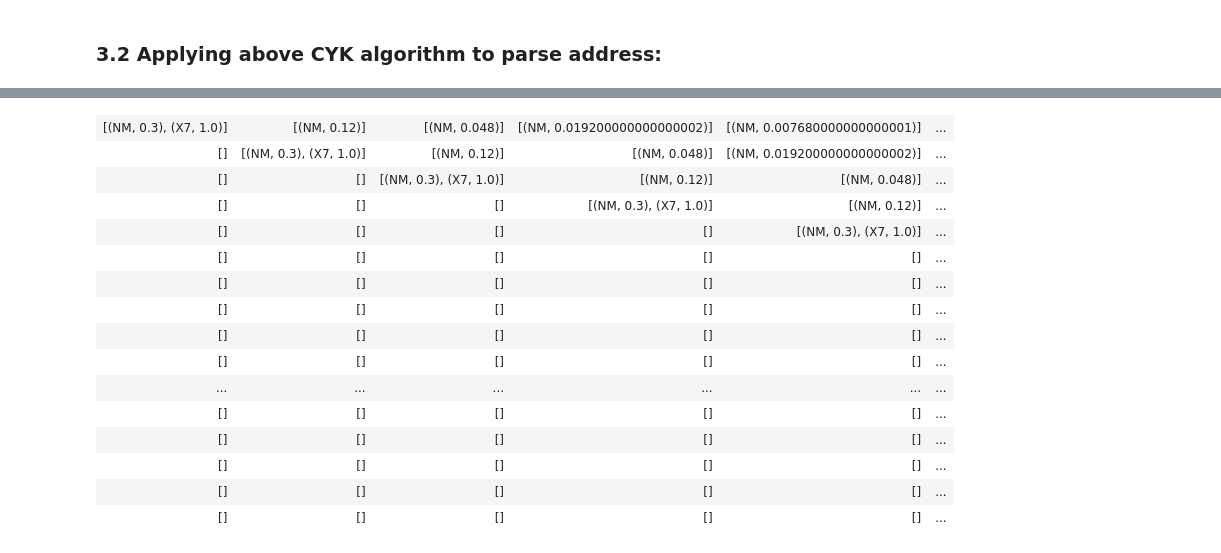
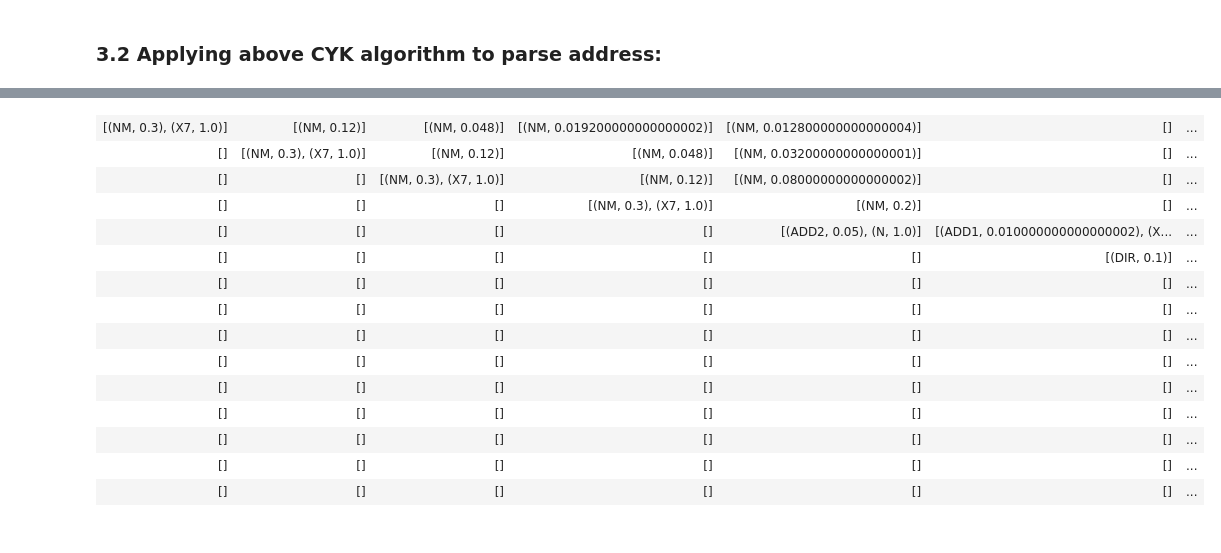
Before and after one commit to bhargav-patel/NotebooksNLP, a Jupyter notebook: notebook1.ipynb, the cells around one changed output, grey strips where cells are left out. Saved outputs shown, nothing was run; the diff lists cells and outputs as text; code cells hidden in the pictures.

```diff
--- a/notebook1.ipynb
+++ b/notebook1.ipynb
@@ -57,14 +89,43 @@ pattern = [(r'[0-9]+','NUM'),(r'^(?!(N|W|E|S|N.|S.|W.|E.|West|North|East|,|South
 tagger = nltk.RegexpTagger(pattern)
 
 t=[]
-print(tagger.tag(nltk.word_tokenize('525 N. Main Street , Suite 28')))
+#print(tagger.tag(nltk.word_tokenize('525 N. Main Street , Suite 28')))
 for (y,x) in (tagger.tag(nltk.word_tokenize('525 N. Main Street , Suite 28'))):
 	if x is not None and x != 'COM':
 		t.append(x)
 	elif x is None :
 		t.append(y)
-print (t)
+#print (t)
 parser = nltk.ChartParser(grammar1)
+
+#showing parsed trees
+
+num_of_parse = len(list(parser.parse(t)))
+
+print(num_of_parse,"Parse trees : ")
+
+from nltk import Tree
+from nltk.draw.util import CanvasFrame
+from nltk.draw import TreeWidget
+
+import os
+from IPython.display import Image
+from IPython.display import display
+
+
+c =0
 for tree in parser.parse(t):
-    tree.draw()
+    cf = CanvasFrame()
+    t = Tree.fromstring(str(tree))
+    tc = TreeWidget(cf.canvas(),t)
+    cf.add_widget(tc,10,10) # (10,10) offsets
+    #Saving output in form of .ps file
+    cf.print_to_file('tree'+str(c)+'.ps')
+    cf.destroy()
+    #Saving output of tree as .png file and loading it in next step
+    os.system('convert tree'+str(c)+'.ps tree'+str(c)+'.png')
+
+    display(Image(filename='./tree'+str(c)+'.png'))
+
+    c+=1
 # %% [output]
@@ -360,11 +497,10 @@ IPython.display.display(HTML(
 # %% [markdown]
 <h3>3.2 Applying above CYK algorithm to parse address:</h3>
 # %%
-import nltk
-import IPython
 from IPython.display import HTML, display
 
-adr1 = "Merry Music Makers , 3717 N Ravenswood Ave , 212 , Chicago , IL , us , 60613"
+adr1 = "Miguel , private location , details to be emailed to those attending , Evanston , IL , us , 60202"
+
 grammar1 = \
     nltk.CFG.fromstring("""
 S -> NM X1 | NM X6
@@ -521,9 +654,7 @@ Parse tree output for: "Merry Music Makers , 3717 N Ravenswood Ave , 212 , Chica
 # %%
-import nltk
-import IPython
 from IPython.display import HTML, display
 
-adr1 = "Intuition Institute in Inner Harmony Massage Therapy Office , 525 N. Main Street , Suite 28 , Elburn , IL , us , 60119"
+adr1 = "Harold Washington Library Center , 400 S. State Street , Cindy Pritzker Auditorium , Chicago , IL , us , 60605"
 grammar1 = \
     nltk.PCFG.fromstring("""
 S -> NM X1 [0.6] | NM X6 [0.4]
@@ -629,46 +760,45 @@ for prod in grammar.productions():
 
 #filling diagonal
 for i in range(len(tokens)):
     prods = grammar.productions(rhs=tokens[i])
     table[i][i]= [(x.lhs(),x.prob()) for x in prods]
 
 #filling rest of table with cyk algorithm
 for i in range(2,size+1):
     for j in range(size-i+1):
 
         for k in range(j,j+i-1):
 
             nt1, nt2 = table[j][k], table[k+1][j+i-1]
             currentNts = []
 
             if nt1 and nt2:
                 for p1 in nt1:
                     for p2 in nt2:
                         if (p1[0],p2[0]) in lookup:
                             for o in lookup[(p1[0],p2[0])]:
                                 currentNts.append((o[0],p1[1]*p2[1]*o[1]))
             table[j][j+i-1] += currentNts
 
 IPython.display.display(HTML(
     '<table><tr>{}</tr></table>'.format(
         '</tr><tr>'.join(
             '<td>{}</td>'.format('</td><td>'.join(str(_) for _ in row)) for row in table)
         )
  ))
 # %% [output]
-| [(NM, 0.3), (X7, 1.0)] | [(NM, 0.12)] | [(NM, 0.048)] | [(NM, 0.019200000000000002)] | [(NM, 0.007680000000000001)] | ... |
-| [] | [(NM, 0.3), (X7, 1.0)] | [(NM, 0.12)] | [(NM, 0.048)] | [(NM, 0.019200000000000002)] | ... |
-| [] | [] | [(NM, 0.3), (X7, 1.0)] | [(NM, 0.12)] | [(NM, 0.048)] | ... |
-| [] | [] | [] | [(NM, 0.3), (X7, 1.0)] | [(NM, 0.12)] | ... |
-| [] | [] | [] | [] | [(NM, 0.3), (X7, 1.0)] | ... |
-| [] | [] | [] | [] | [] | ... |
-| [] | [] | [] | [] | [] | ... |
-| [] | [] | [] | [] | [] | ... |
-| [] | [] | [] | [] | [] | ... |
-| [] | [] | [] | [] | [] | ... |
-| ... | ... | ... | ... | ... | ... |
-| [] | [] | [] | [] | [] | ... |
-| [] | [] | [] | [] | [] | ... |
-| [] | [] | [] | [] | [] | ... |
-| [] | [] | [] | [] | [] | ... |
-| [] | [] | [] | [] | [] | ... |
+| [(NM, 0.3), (X7, 1.0)] | [(NM, 0.12)] | [(NM, 0.048)] | [(NM, 0.019200000000000002)] | [(NM, 0.012800000000000004)] | [] | ... |
+| [] | [(NM, 0.3), (X7, 1.0)] | [(NM, 0.12)] | [(NM, 0.048)] | [(NM, 0.03200000000000001)] | [] | ... |
+| [] | [] | [(NM, 0.3), (X7, 1.0)] | [(NM, 0.12)] | [(NM, 0.08000000000000002)] | [] | ... |
+| [] | [] | [] | [(NM, 0.3), (X7, 1.0)] | [(NM, 0.2)] | [] | ... |
+| [] | [] | [] | [] | [(ADD2, 0.05), (N, 1.0)] | [(ADD1, 0.010000000000000002), (X... | ... |
+| [] | [] | [] | [] | [] | [(DIR, 0.1)] | ... |
+| [] | [] | [] | [] | [] | [] | ... |
+| [] | [] | [] | [] | [] | [] | ... |
+| [] | [] | [] | [] | [] | [] | ... |
+| [] | [] | [] | [] | [] | [] | ... |
+| [] | [] | [] | [] | [] | [] | ... |
+| [] | [] | [] | [] | [] | [] | ... |
+| [] | [] | [] | [] | [] | [] | ... |
+| [] | [] | [] | [] | [] | [] | ... |
+| [] | [] | [] | [] | [] | [] | ... |
```
Also changed, not shown: parts of 24 cells of this notebook, 1 other file.
